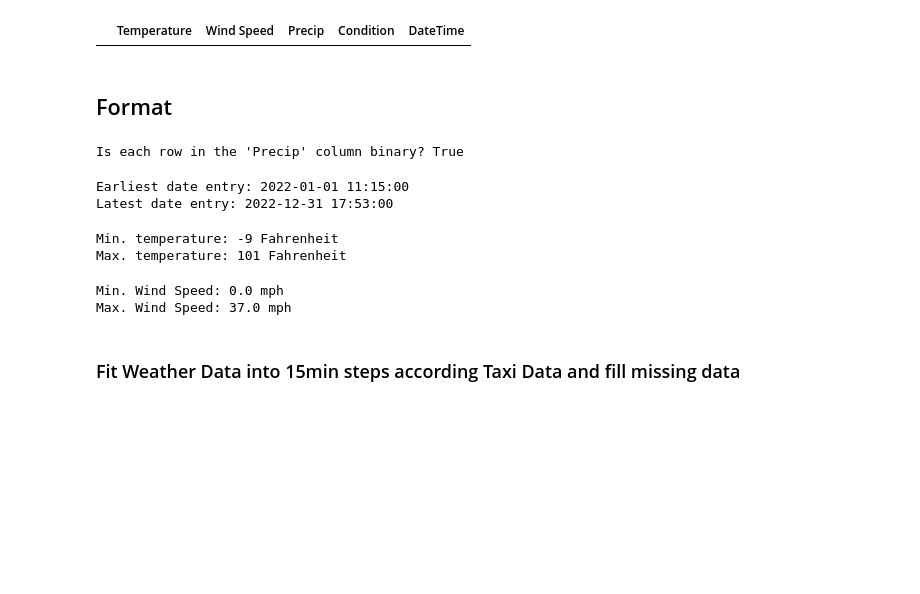
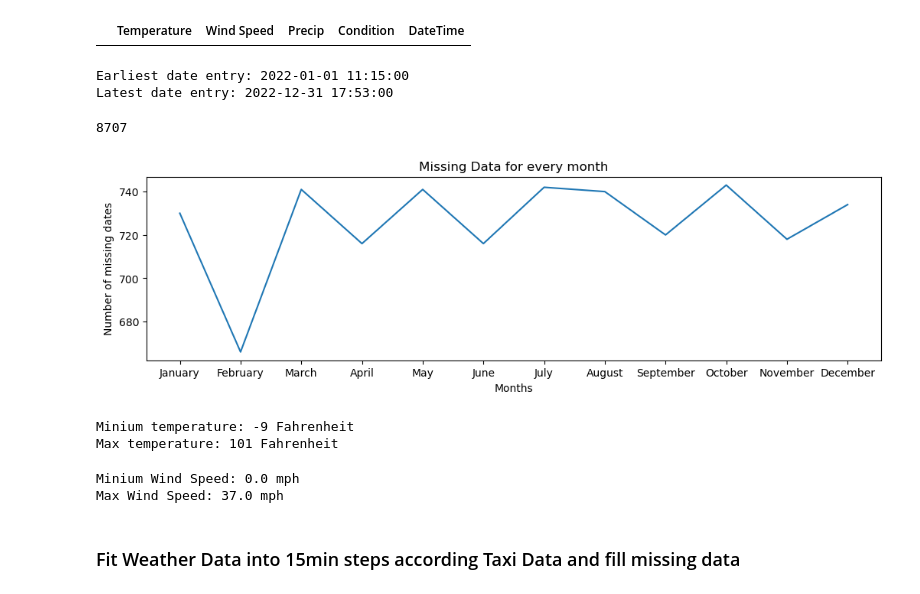
Before and after one commit to Iceccubes/aaa, a Jupyter notebook: WeatherDataPre.ipynb, the cells around one changed output. Drawn from its saved outputs; the diff is of its cells as text; code cells hidden in the pictures; blank space fills up the shorter version.

```diff
--- a/WeatherDataPre.ipynb
+++ b/WeatherDataPre.ipynb
@@ -7,7 +5,7 @@ import matplotlib.pyplot as plt
 import numpy as np
 # %%
 # Import Weather Datset
-weather_data = pd.read_csv('data\input\wunderground.csv')
+weather_data = pd.read_csv('data\input\wundergound.csv')
 weather_data
 # %% [output]
 |  | Date | Time | Temperature | Dew Point | Humidity | Wind | Wind Speed | Wind Gust | Pressure | Precip | ... |
@@ -194,23 +188,6 @@ See the caveats in the documentation: https://pandas.pydata.org/pandas-docs/stab
 weather_data[weather_data.duplicated()]
 # %% [output]
 |  | Temperature | Wind Speed | Precip | Condition | DateTime |
-# %%
-#check if column "Precip" is binary
-def drop_non_binary_precip_rows(df):
-    non_binary_rows = ~((df['Precip'] == 0) | (df['Precip'] == 1))
-    return df.drop(df[non_binary_rows].index)
-
-weather_data = drop_non_binary_precip_rows(weather_data)
-# %% [markdown]
-## Format
-# %%
-def check_binary_precip_values(df):
-    return (df['Precip'] == 0) | (df['Precip'] == 1)
-
-is_binary = check_binary_precip_values(weather_data).all()
-print("Is each row in the 'Precip' column binary?", is_binary)
-# %% [output]
-Is each row in the 'Precip' column binary? True
 # %%
 #check earliest DateTime entry and latest DateTime entry
 start = weather_data['DateTime'].min()
@@ -220,26 +197,61 @@ print("Latest date entry:", end)
 # %% [output]
 Earliest date entry: 2022-01-01 11:15:00
 Latest date entry: 2022-12-31 17:53:00
+# %%
+date_range = pd.date_range(start, end, freq = 'H')
+
+#for faster lookup
+def get_missing_dates():
+    out = []
+    weather_data_indexed_by_date = weather_data.set_index('DateTime')
+
+    for date in date_range:
+        try:
+           weather_data_indexed_by_date.loc[date.strftime('%Y-%m-%d %H:%M:%S'),]
+        except KeyError:
+            out.append(date)
+    return out
+missing_dates = get_missing_dates()
+len(missing_dates)
+# %% [output]
+8707
+# %%
+months = {'January': 0, 'February': 0, 'March': 0, 'April': 0,
+          'May': 0, 'June': 0, 'July': 0, 'August': 0,
+          'September': 0, 'October': 0, 'November': 0, 'December': 0}
+
+for date in missing_dates:
+    months[date.month_name()] = months[date.month_name()] + 1
+
+Fig = plt.figure()
+ax = Fig.add_axes([0.5, 0.5, 1.5, 0.5])
+ax.plot(months.keys(), months.values())
+ax.set_xlabel('Months')
+ax.set_ylabel('Number of missing dates')
+ax.set_title('Missing Data for every month')
+plt.show()
+# %% [output]
+[figure, added]
 # %%
 #check min and max temperature
 min_temperature = weather_data["Temperature"].min()
-print("Min. temperature:", min_temperature, "Fahrenheit")
+print("Minium temperature:", min_temperature, "Fahrenheit")
 
 max_temperature = weather_data["Temperature"].max()
-print("Max. temperature:", max_temperature, "Fahrenheit")
+print("Max temperature:", max_temperature, "Fahrenheit")
 # %% [output]
-Min. temperature: -9 Fahrenheit
-Max. temperature: 101 Fahrenheit
+Minium temperature: -9 Fahrenheit
+Max temperature: 101 Fahrenheit
 # %%
 #check min and max Wind Speed
 min_Wind_Speed = weather_data["Wind Speed"].min()
-print("Min. Wind Speed:", min_Wind_Speed, "mph")
+print("Minium Wind Speed:", min_Wind_Speed, "mph")
 
 max_Wind_Speed = weather_data["Wind Speed"].max()
-print("Max. Wind Speed:", max_Wind_Speed, "mph")
+print("Max Wind Speed:", max_Wind_Speed, "mph")
 # %% [output]
-Min. Wind Speed: 0.0 mph
-Max. Wind Speed: 37.0 mph
+Minium Wind Speed: 0.0 mph
+Max Wind Speed: 37.0 mph
 # %% [markdown]
 ### Fit Weather Data into 15min steps according Taxi Data and fill missing data
 # %%
```
Also changed, not shown: parts of 11 cells of this notebook.
